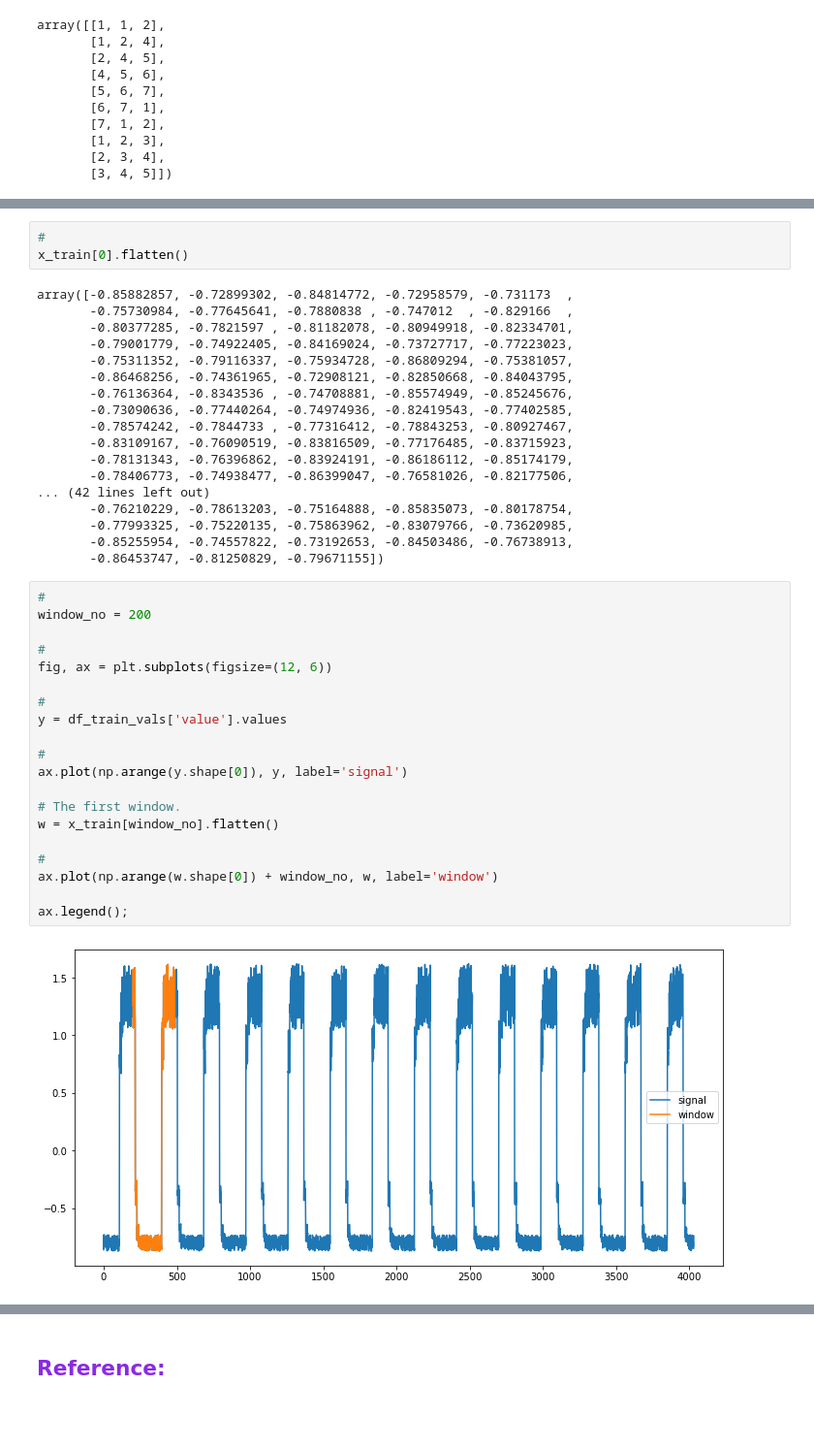
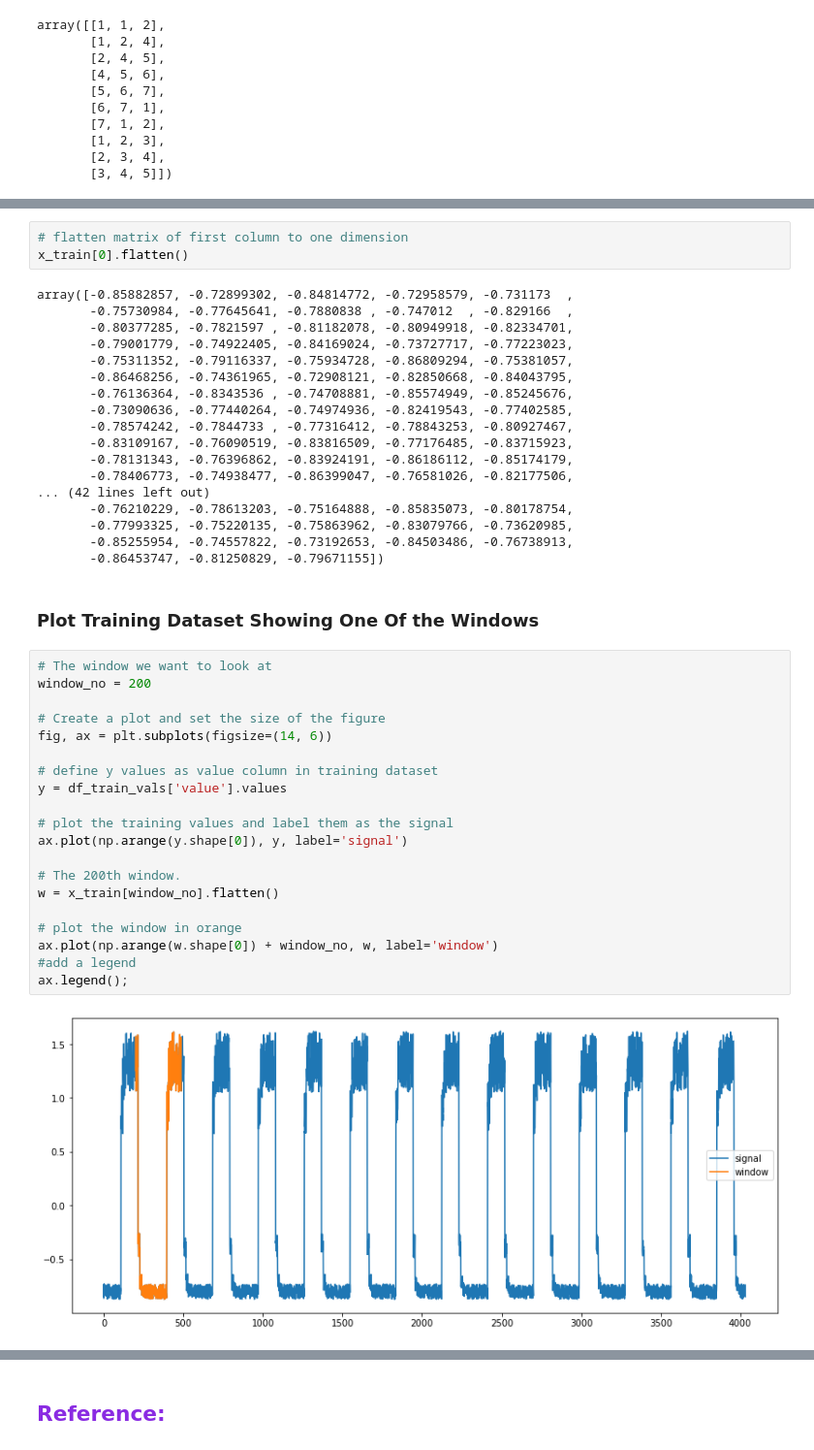
Before and after one commit to MegTully/ML-Stat-Assessment, a Jupyter notebook: Machine Learning Project.ipynb, the cells around one changed output, grey strips where cells are left out. Shown at 97% size. Drawn from its saved outputs; the diff is of its cells as text; blank space fills up the shorter version.

```diff
--- a/Machine Learning Project.ipynb
+++ b/Machine Learning Project.ipynb
@@ -303,7 +403,7 @@ df_train_vals['value'].values
 array([-0.85882857, -0.72899302, -0.84814772, ..., -0.83364049,
        -0.73510213, -0.8460886 ])
 # %%
-#
+# flatten matrix of first column to one dimension
 x_train[0].flatten()
 # %% [output]
 array([-0.85882857, -0.72899302, -0.84814772, -0.72958579, -0.731173  ,
@@ -323,26 +423,28 @@ array([-0.85882857, -0.72899302, -0.84814772, -0.72958579, -0.731173  ,
        -0.77993325, -0.75220135, -0.75863962, -0.83079766, -0.73620985,
        -0.85255954, -0.74557822, -0.73192653, -0.84503486, -0.76738913,
        -0.86453747, -0.81250829, -0.79671155])
+# %% [markdown]
+<h3>Plot Training Dataset Showing One Of the Windows</h3>
 # %%
-#
+# The window we want to look at
 window_no = 200
 
-#
-fig, ax = plt.subplots(figsize=(12, 6))
+# Create a plot and set the size of the figure
+fig, ax = plt.subplots(figsize=(14, 6))
 
-#
+# define y values as value column in training dataset
 y = df_train_vals['value'].values
 
-#
+# plot the training values and label them as the signal
 ax.plot(np.arange(y.shape[0]), y, label='signal')
 
-# The first window.
+# The 200th window.
 w = x_train[window_no].flatten()
 
-#
+# plot the window in orange
 ax.plot(np.arange(w.shape[0]) + window_no, w, label='window')
-
+#add a legend
 ax.legend();
 # %% [output]
-[figure, old version]
+[figure, new version]
 # %% [markdown]
```
Also changed, not shown: parts of 92 cells of this notebook, 1 other file.
